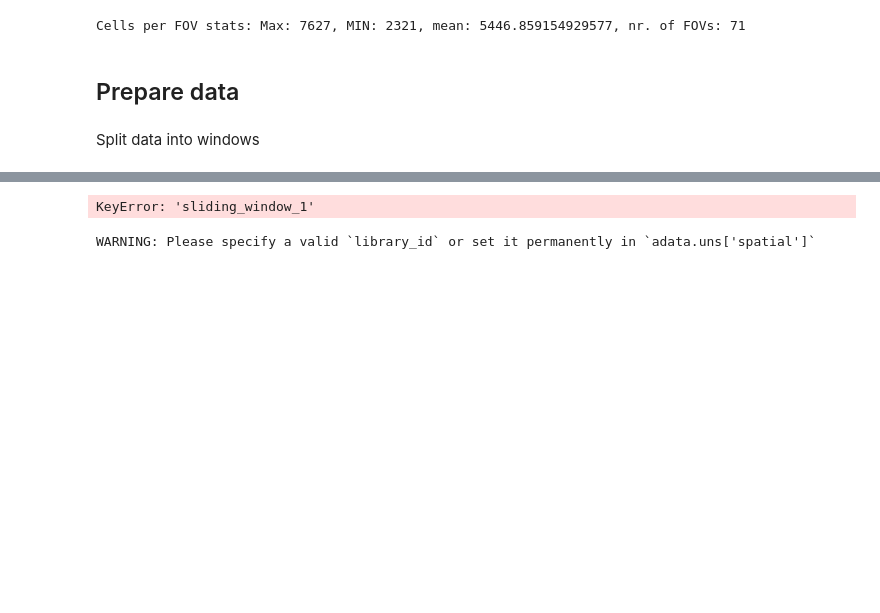
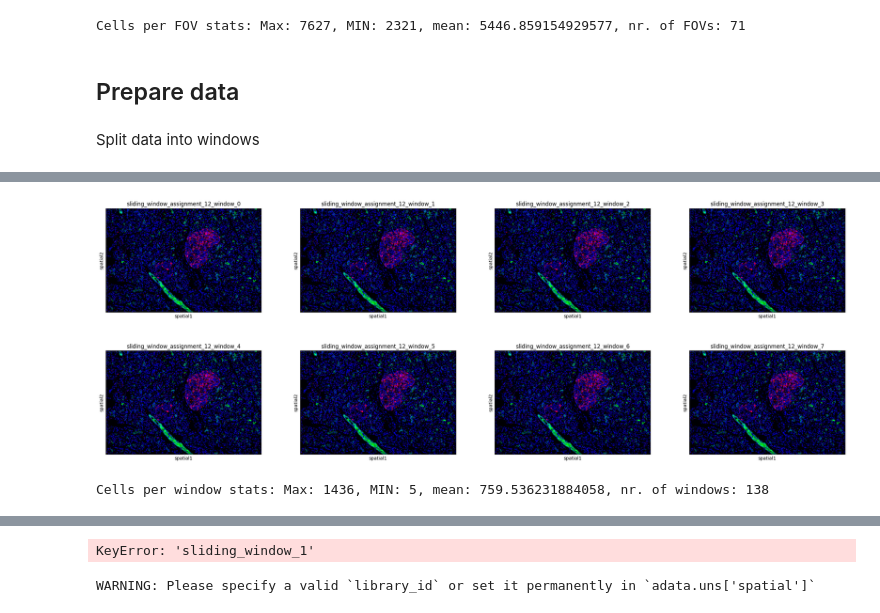
Before and after one commit to theislab/interscale, a Jupyter notebook: docs/notebooks/data/spatial_pancreas.ipynb, the cells around one changed output, grey strips where cells are left out. Drawn from its saved outputs; the diff is of its cells as text; code cells hidden in the pictures; blank space fills up the shorter version.

```diff
--- a/docs/notebooks/data/spatial_pancreas.ipynb
+++ b/docs/notebooks/data/spatial_pancreas.ipynb
@@ -83,0 +170,3 @@ Split data into windows
+# %%
+adata_s1_12 = adata_s1[adata_s1.obs["fov"] == "12"]
+cols = adata_s1_12.obs.columns[adata_s1_12.obs.columns.str.contains("12")]
@@ -83,0 +185,14 @@ Split data into windows
+# %%
+# convert True/False to category so we can vizualize it
+adata_s1_12.obs[cols] = adata_s1_12.obs[cols].astype("category")
+
+sq.pl.spatial_scatter(
+    adata_s1_12,
+    color=cols,
+    library_key="fov",
+    library_id="12",
+    legend_loc=None,
+)
+plt.tight_layout()
+# %% [output]
+[figure, added]
@@ -84,3 +201,8 @@ Split data into windows
+# %%
+cells_per_window = adata_s1.obs.groupby(sliding_window_id).size()
+print(f'Cells per window stats: Max: {cells_per_window.max()}, MIN: {cells_per_window.min()}, mean: {cells_per_window.mean()}, nr. of windows: {len(cells_per_window)}')
+# %% [output]
+Cells per window stats: Max: 1436, MIN: 5, mean: 759.536231884058, nr. of windows: 138
 # %%
 adata.obs['x'] = adata.obs['CenterX_global_px']
 adata.obs['y'] = adata.obs['CenterY_global_px']
```
Also changed, not shown: parts of 11 cells of this notebook, 8 other files.
